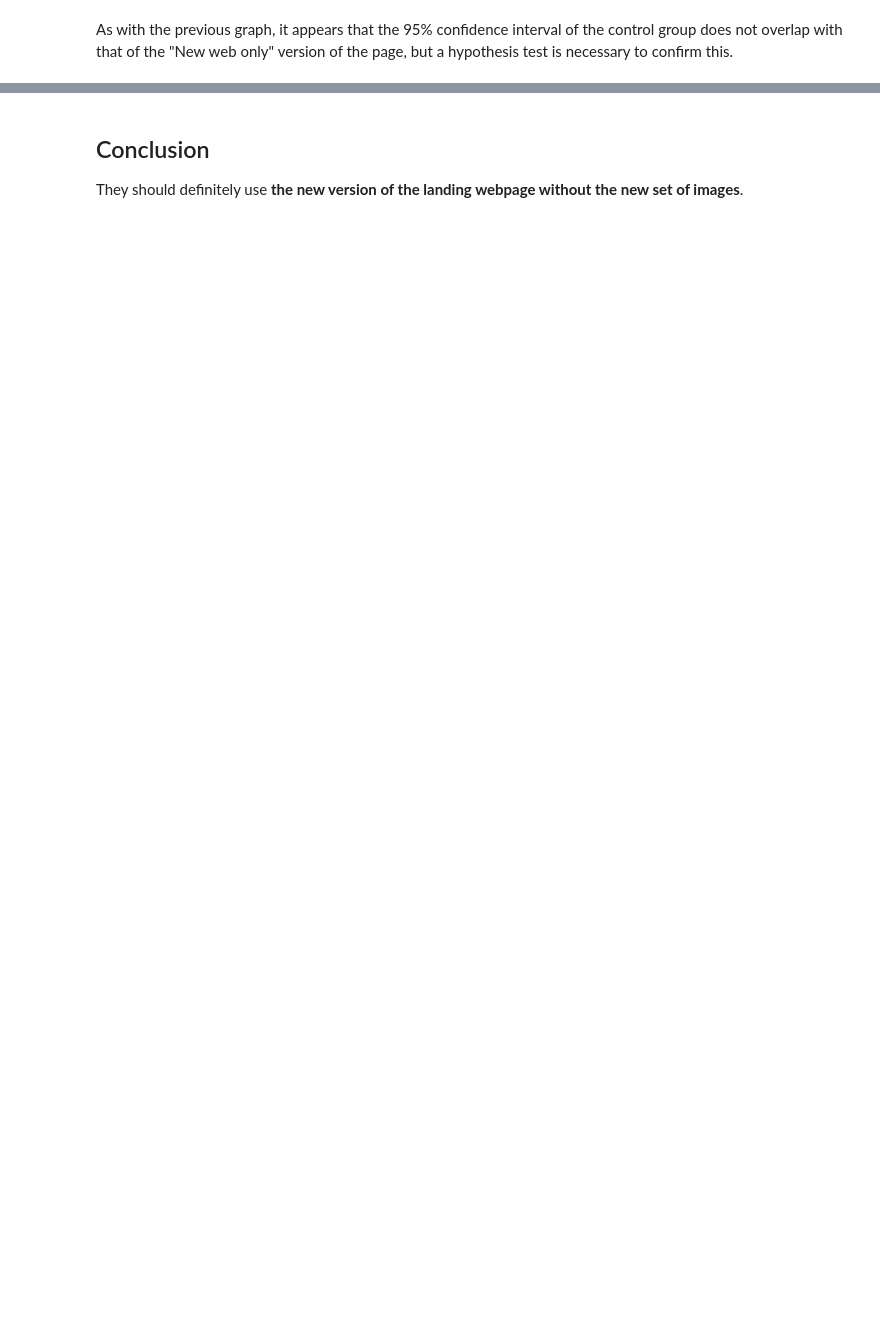
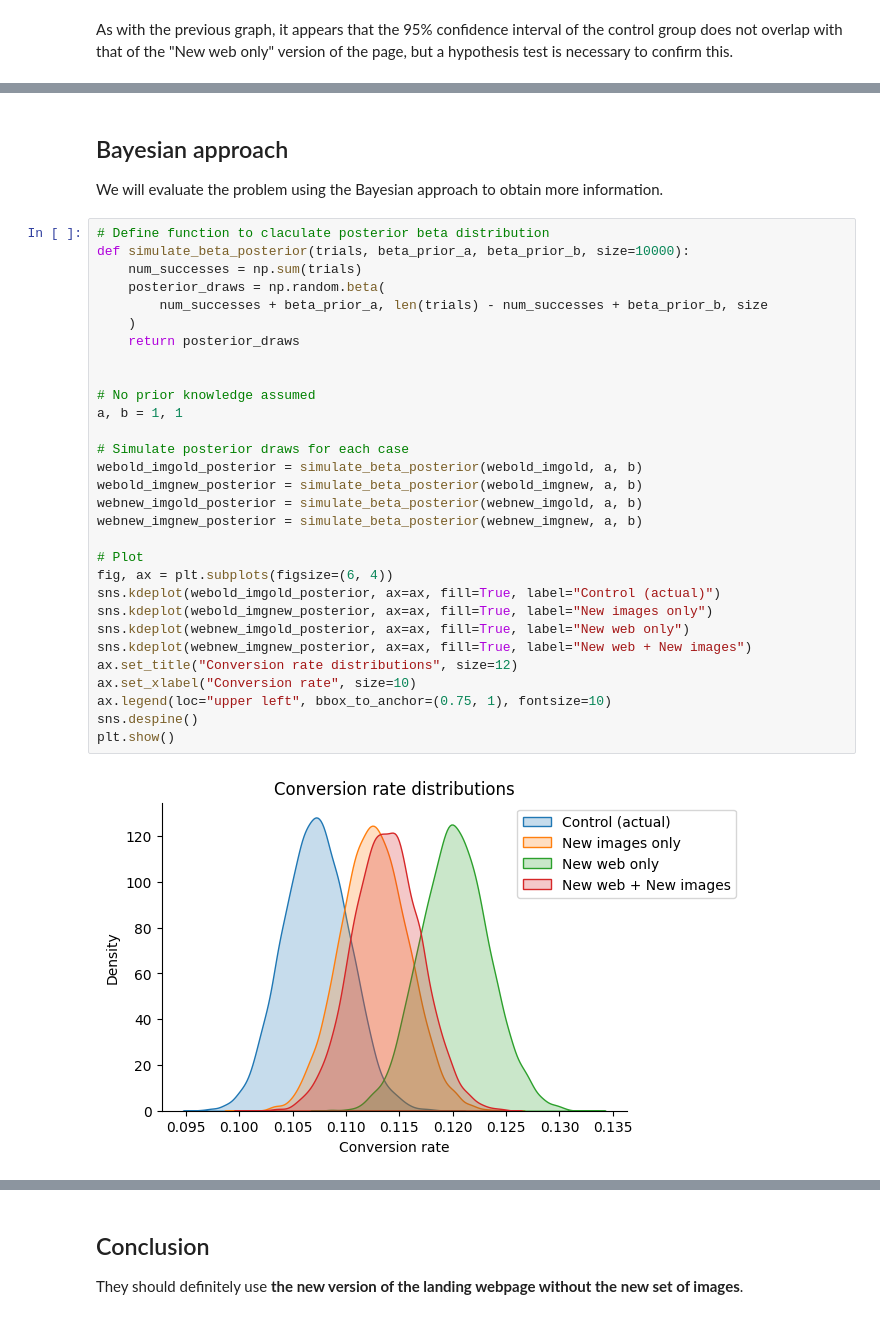
Before and after one commit to mikel-imaz/projects, a Jupyter notebook: _sources/notebooks/webpage.ipynb, the cells around one changed output, grey strips where cells are left out. Drawn from its saved outputs; the diff is of its cells as text; blank space fills up the shorter version.

```diff
--- a/_sources/notebooks/webpage.ipynb
+++ b/_sources/notebooks/webpage.ipynb
@@ -233,0 +289,35 @@ In the other two, the p-values of 0.067 (6.7%) and 0.1059 (10.59%) indicate that
+# %% [markdown]
+## Bayesian approach
+We will evaluate the problem using the Bayesian approach to obtain more information.
+# %%
+# Define function to claculate posterior beta distribution
+def simulate_beta_posterior(trials, beta_prior_a, beta_prior_b, size=10000):
+    num_successes = np.sum(trials)
+    posterior_draws = np.random.beta(
+        num_successes + beta_prior_a, len(trials) - num_successes + beta_prior_b, size
+    )
+    return posterior_draws
+
+
+# No prior knowledge assumed
+a, b = 1, 1
+
+# Simulate posterior draws for each case
+webold_imgold_posterior = simulate_beta_posterior(webold_imgold, a, b)
+webold_imgnew_posterior = simulate_beta_posterior(webold_imgnew, a, b)
+webnew_imgold_posterior = simulate_beta_posterior(webnew_imgold, a, b)
+webnew_imgnew_posterior = simulate_beta_posterior(webnew_imgnew, a, b)
+
+# Plot
+fig, ax = plt.subplots(figsize=(6, 4))
+sns.kdeplot(webold_imgold_posterior, ax=ax, fill=True, label="Control (actual)")
+sns.kdeplot(webold_imgnew_posterior, ax=ax, fill=True, label="New images only")
+sns.kdeplot(webnew_imgold_posterior, ax=ax, fill=True, label="New web only")
+sns.kdeplot(webnew_imgnew_posterior, ax=ax, fill=True, label="New web + New images")
+ax.set_title("Conversion rate distributions", size=12)
+ax.set_xlabel("Conversion rate", size=10)
+ax.legend(loc="upper left", bbox_to_anchor=(0.75, 1), fontsize=10)
+sns.despine()
+plt.show()
+# %% [output]
+[figure, added]
```
Also changed, not shown: parts of 16 cells of this notebook, 7 other files.
